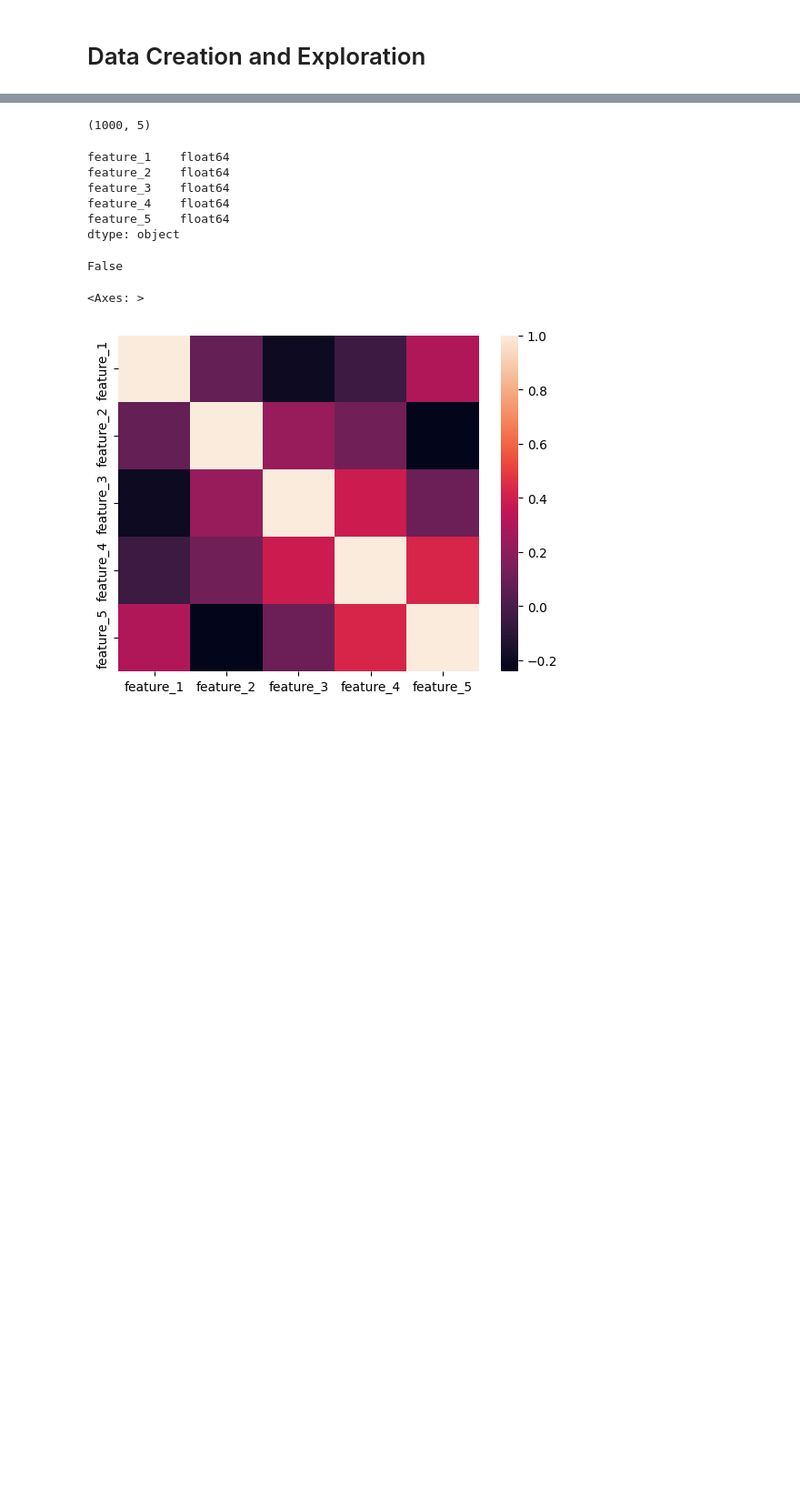
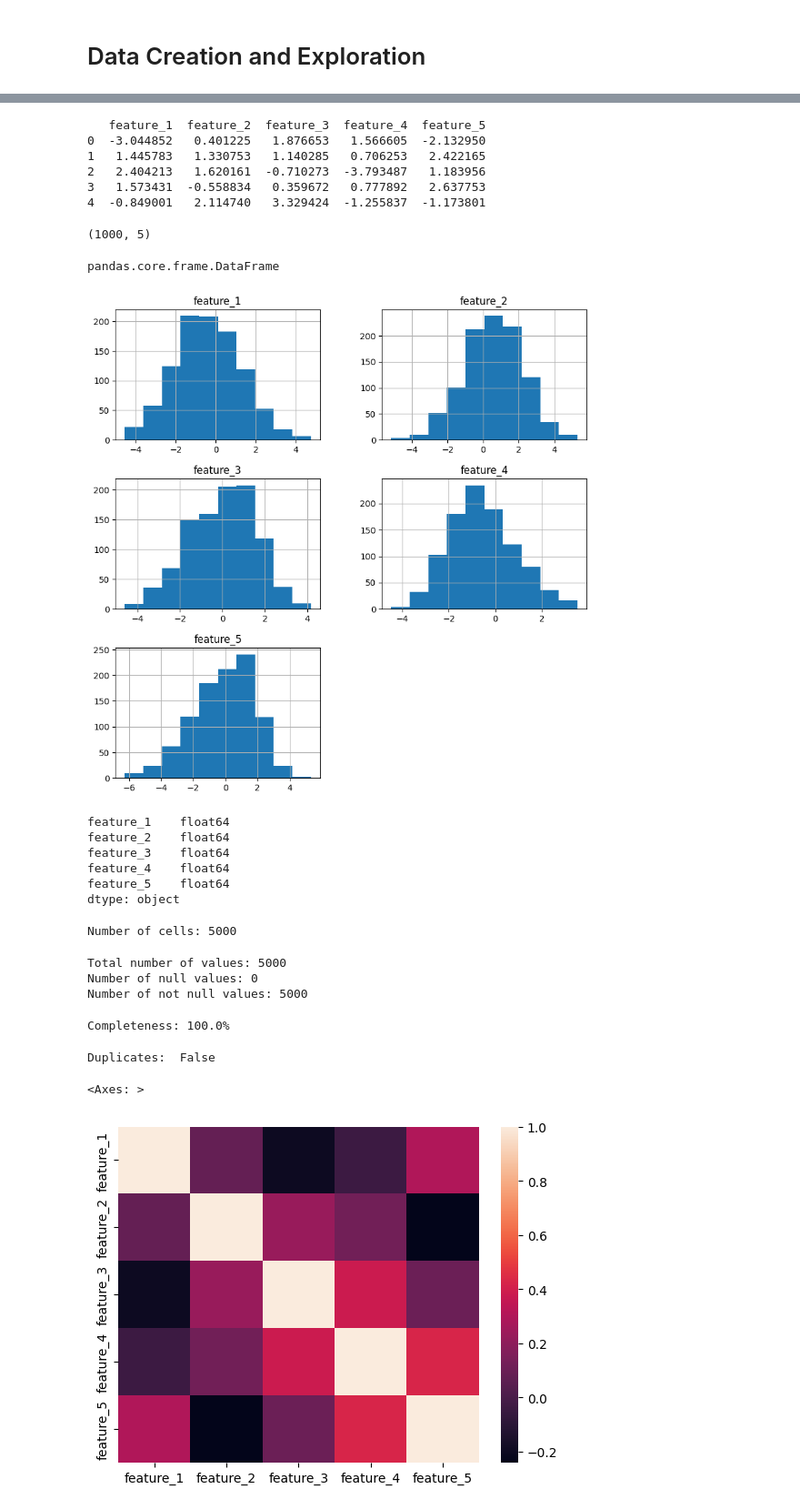
Before and after one commit to LucaGerin/Data_Quality_Project_polimi, a Jupyter notebook: DQProject_Gerin_Galimberti.ipynb, the cells around one changed output, grey strips where cells are left out. Shown at 91% size. Saved outputs shown, nothing was run; the diff lists cells and outputs as text; code cells hidden in the pictures; blank space fills up the shorter version.

```diff
--- a/DQProject_Gerin_Galimberti.ipynb
+++ b/DQProject_Gerin_Galimberti.ipynb
@@ -57,3 +51,12 @@ print(df.head())
+# %%
+print(df.head())
+# %% [output]
+   feature_1  feature_2  feature_3  feature_4  feature_5
+0  -3.044852   0.401225   1.876653   1.566605  -2.132950
+1   1.445783   1.330753   1.140285   0.706253   2.422165
+2   2.404213   1.620161  -0.710273  -3.793487   1.183956
+3   1.573431  -0.558834   0.359672   0.777892   2.637753
+4  -0.849001   2.114740   3.329424  -1.255837  -1.173801
 # %%
 df.shape
 # %% [output]
@@ -63,3 +64,13 @@ df.columns = ['feature_1', 'feature_2', 'feature_3', 'feature_4', 'feature_5']
+# %%
+type(df)
+# %% [output]
+pandas.core.frame.DataFrame
+# %%
+#histogram of distribution of features
+df.hist(figsize=(10,10))
+plt.show()
+# %% [output]
+[figure, added]
 # %%
 df.dtypes
 # %% [output]
@@ -69,11 +80,33 @@ feature_3    float64
 feature_4    float64
 feature_5    float64
 dtype: object
+# %%
+num_cells = df.shape[0]*df.shape[1]
+print('Number of cells:', num_cells)
+# %% [output]
+Number of cells: 5000
+# %%
+not_null = df.count().sum()
+null = df.isnull().sum().sum()
+tot = null + not_null
+print('Total number of values:', tot)
+print('Number of null values:', null)
+print('Number of not null values:', not_null)
+# %% [output]
+Total number of values: 5000
+Number of null values: 0
+Number of not null values: 5000
+# %%
+completeness = not_null / tot
+completeness = '{0:.1f}%'.format(completeness*100)
+print('Completeness:', completeness)
+# %% [output]
+Completeness: 100.0%
 # %%
 duplicates = df.duplicated()
-print(duplicates.any())
+print('Duplicates: ', duplicates.any())
 # %% [output]
-False
+Duplicates:  False
 # %%
 corr = df.corr(method ='spearman',numeric_only=True)
 sns.heatmap(corr)
```
Also changed, not shown: parts of 38 cells of this notebook.
